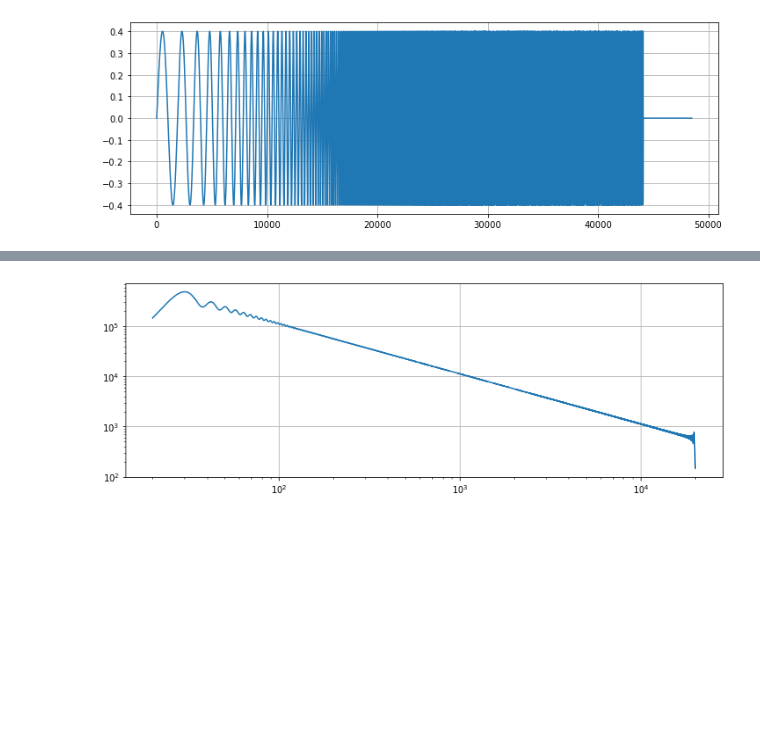
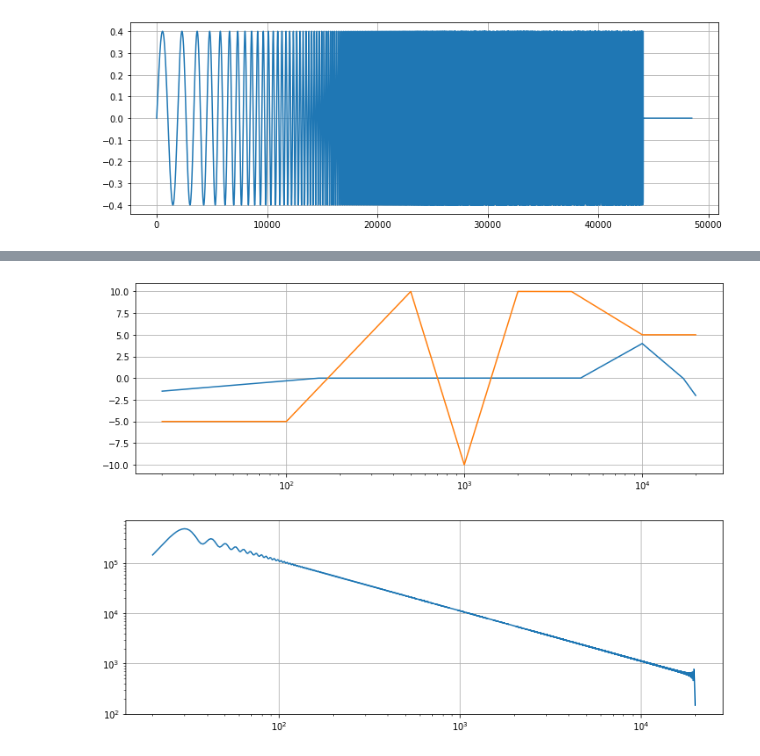
Before and after one commit to erdewit/HiFiScan, a Jupyter notebook: chirp.ipynb, the cells around one changed output, grey strips where cells are left out. Saved outputs shown, nothing was run; the diff lists cells and outputs as text; code cells hidden in the pictures; blank space fills up the shorter version.

Commit message:
Add support for mic calibration and target curve, issue #3

```diff
--- a/chirp.ipynb
+++ b/chirp.ipynb
@@ -81,3 +81,22 @@ plt.grid()
+# %%
+# Setting mic calibration or target curve
+calibration = [(20, -1.5), (150, 0), (4500, 0), (10000, 4), (17000, 0), (20000, -2)]
+target = [(100, -5), (500, 10), (1000, -10), (2000, 10), (4000, 10), (10000, 5)]
+#target = hifi.read_correction('house.txt')
+analyzer = hifi.Analyzer(
+    f0=20, f1=20000, secs=1, rate=audio.rate, ampl=0.4,
+    calibration=calibration, target=target)
+
+# Interpolated calibration/target curves
+freq = analyzer.frequency()
+cal = analyzer.calibration()
+tgt = analyzer.target()
+r = analyzer.freqRange()
+plt.semilogx(freq[r], cal[r])
+plt.semilogx(freq[r], tgt[r])
+plt.grid()
+# %% [output]
+[figure, added]
 # %%
 # Power distribution of the chirp
 x = analyzer.chirp
```
Also changed, not shown: parts of 7 cells of this notebook, 5 other files.
